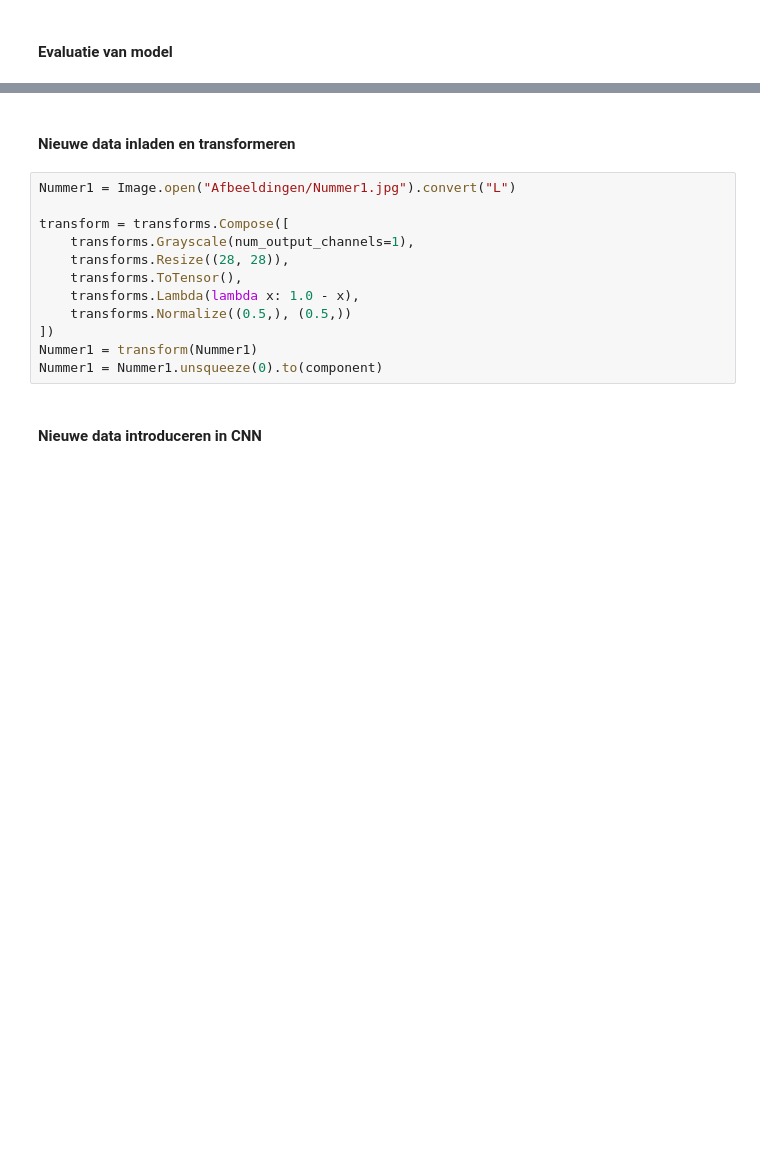
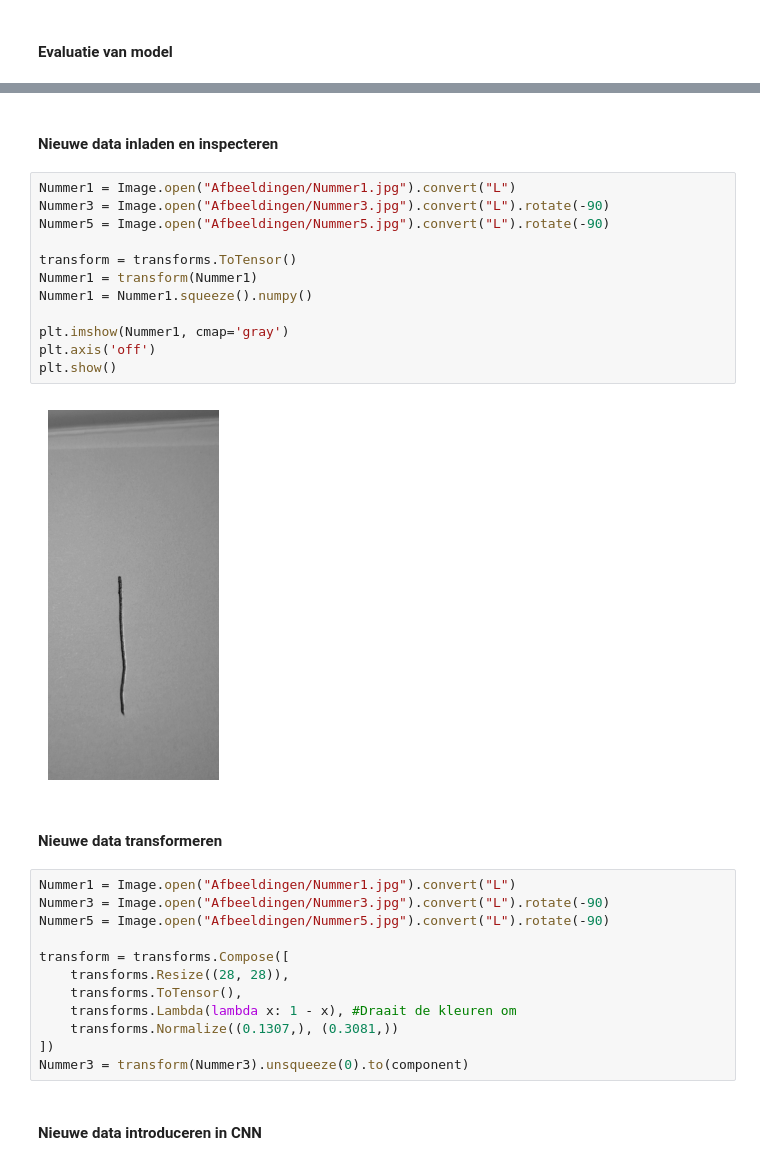
Before and after one commit to Boris2004/Neuraal_Netwerk_Project, a Jupyter notebook: CNN_model.ipynb, the cells around one changed output, grey strips where cells are left out. Drawn from its saved outputs; the diff is of its cells as text; blank space fills up the shorter version.

Commit message:
Transformatie & architectuur fixes
Heb de normalisatie in de transformatie functie verbeterd en de modelarchitectuur. Het model is beter geworden maar snapt de handgeschreven nummers nog slecht.

```diff
--- a/CNN_model.ipynb
+++ b/CNN_model.ipynb
@@ -133,17 +154,33 @@ Accuratie na training: 99.12%
 # %% [markdown]
-#### Nieuwe data inladen en transformeren
+#### Nieuwe data inladen en inspecteren
+# %%
+Nummer1 = Image.open("Afbeeldingen/Nummer1.jpg").convert("L")
+Nummer3 = Image.open("Afbeeldingen/Nummer3.jpg").convert("L").rotate(-90)
+Nummer5 = Image.open("Afbeeldingen/Nummer5.jpg").convert("L").rotate(-90)
+
+transform = transforms.ToTensor()
+Nummer1 = transform(Nummer1)
+Nummer1 = Nummer1.squeeze().numpy()
+
+plt.imshow(Nummer1, cmap='gray')
+plt.axis('off')
+plt.show()
+# %% [output]
+[figure, added]
+# %% [markdown]
+#### Nieuwe data transformeren
 # %%
 Nummer1 = Image.open("Afbeeldingen/Nummer1.jpg").convert("L")
+Nummer3 = Image.open("Afbeeldingen/Nummer3.jpg").convert("L").rotate(-90)
+Nummer5 = Image.open("Afbeeldingen/Nummer5.jpg").convert("L").rotate(-90)
 
 transform = transforms.Compose([
-    transforms.Grayscale(num_output_channels=1),
     transforms.Resize((28, 28)),
     transforms.ToTensor(),
-    transforms.Lambda(lambda x: 1.0 - x),
-    transforms.Normalize((0.5,), (0.5,))
+    transforms.Lambda(lambda x: 1 - x), #Draait de kleuren om
+    transforms.Normalize((0.1307,), (0.3081,))
 ])
-Nummer1 = transform(Nummer1)
-Nummer1 = Nummer1.unsqueeze(0).to(component)
+Nummer3 = transform(Nummer3).unsqueeze(0).to(component)
 # %% [markdown]
 #### Nieuwe data introduceren in CNN
 # %%
```
Also changed, not shown: parts of 14 cells of this notebook, 1 other file.
